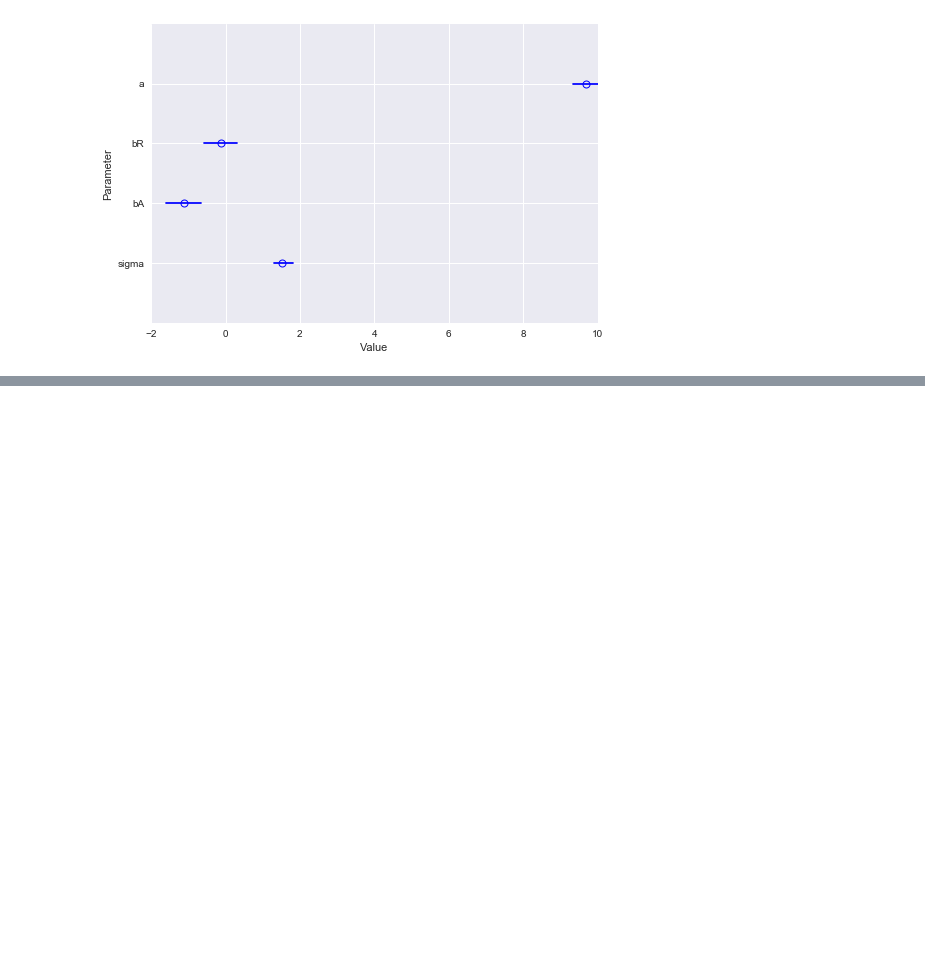
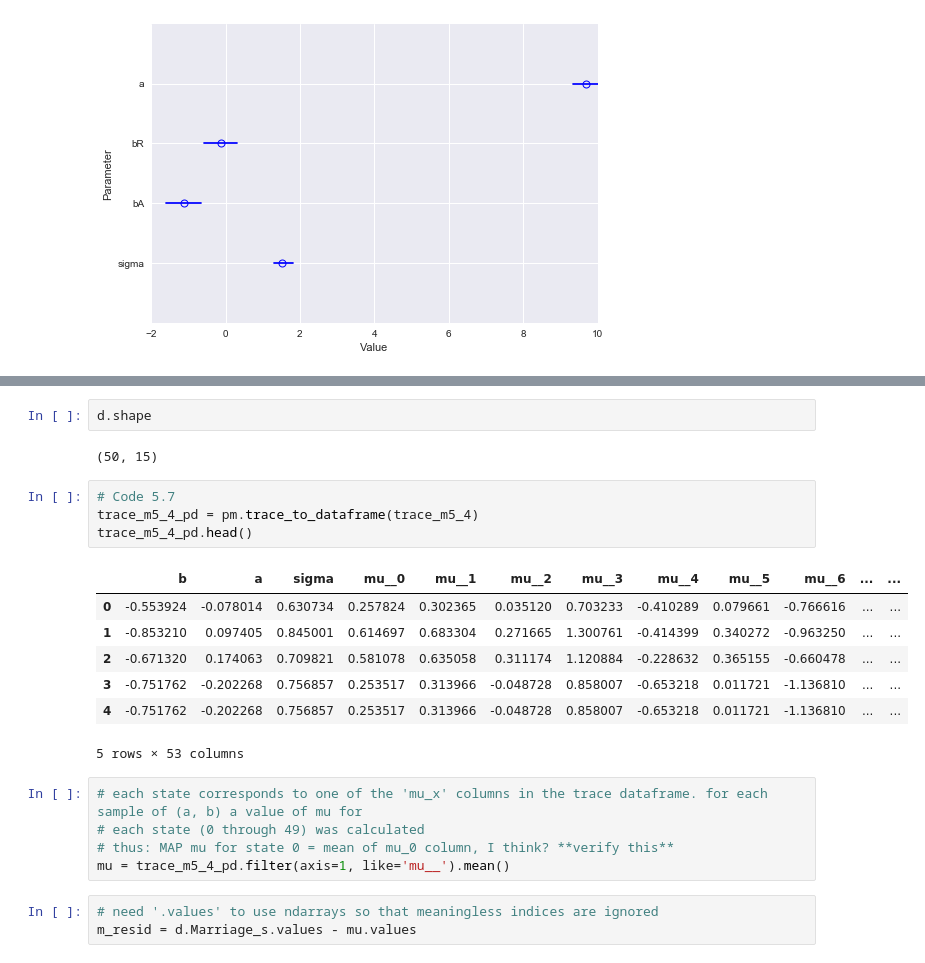
Before and after one commit to nwweber/statistical_rethinking, a Jupyter notebook: chapter_05_multivariate_linear_models.ipynb, the cells around one changed output, grey strips where cells are left out. Cells and saved outputs as stored; diff of their text form; blank space fills up the shorter version.

```diff
--- a/chapter_05_multivariate_linear_models.ipynb
+++ b/chapter_05_multivariate_linear_models.ipynb
@@ -178,0 +200,24 @@ for ix, pname in enumerate(params):
+# %%
+d.shape
+# %% [output]
+(50, 15)
+# %%
+# Code 5.7
+trace_m5_4_pd = pm.trace_to_dataframe(trace_m5_4)
+trace_m5_4_pd.head()
+# %% [output]
+|  | b | a | sigma | mu__0 | mu__1 | mu__2 | mu__3 | mu__4 | mu__5 | mu__6 | ... | ... |
+| 0 | -0.553924 | -0.078014 | 0.630734 | 0.257824 | 0.302365 | 0.035120 | 0.703233 | -0.410289 | 0.079661 | -0.766616 | ... | ... |
+| 1 | -0.853210 | 0.097405 | 0.845001 | 0.614697 | 0.683304 | 0.271665 | 1.300761 | -0.414399 | 0.340272 | -0.963250 | ... | ... |
+| 2 | -0.671320 | 0.174063 | 0.709821 | 0.581078 | 0.635058 | 0.311174 | 1.120884 | -0.228632 | 0.365155 | -0.660478 | ... | ... |
+| 3 | -0.751762 | -0.202268 | 0.756857 | 0.253517 | 0.313966 | -0.048728 | 0.858007 | -0.653218 | 0.011721 | -1.136810 | ... | ... |
+| 4 | -0.751762 | -0.202268 | 0.756857 | 0.253517 | 0.313966 | -0.048728 | 0.858007 | -0.653218 | 0.011721 | -1.136810 | ... | ... |
+5 rows × 53 columns
+# %%
+# each state corresponds to one of the 'mu_x' columns in the trace dataframe. for each sample of (a, b) a value of mu for
+# each state (0 through 49) was calculated
+# thus: MAP mu for state 0 = mean of mu_0 column, I think? **verify this**
+mu = trace_m5_4_pd.filter(axis=1, like='mu__').mean()
+# %%
+# need '.values' to use ndarrays so that meaningless indices are ignored
+m_resid = d.Marriage_s.values - mu.values
```
Also changed, not shown: parts of 3 cells of this notebook.
